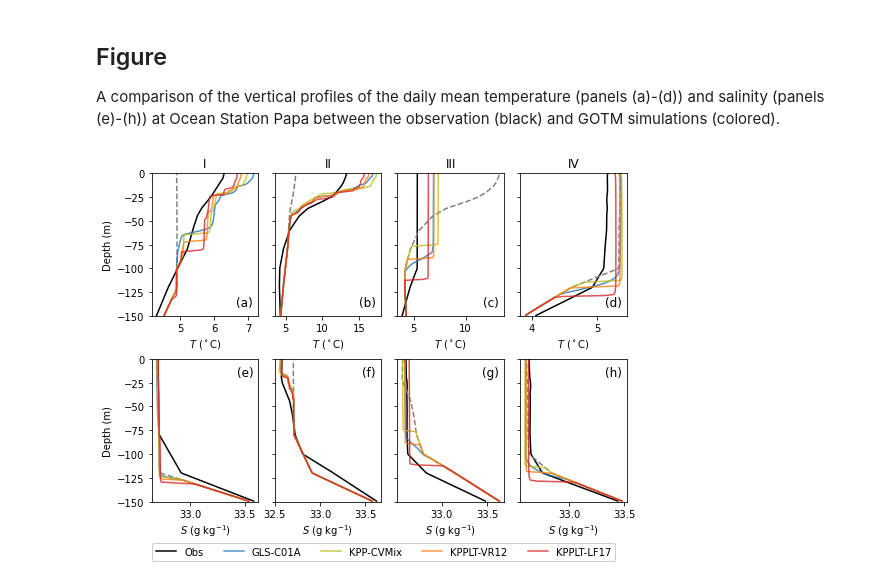
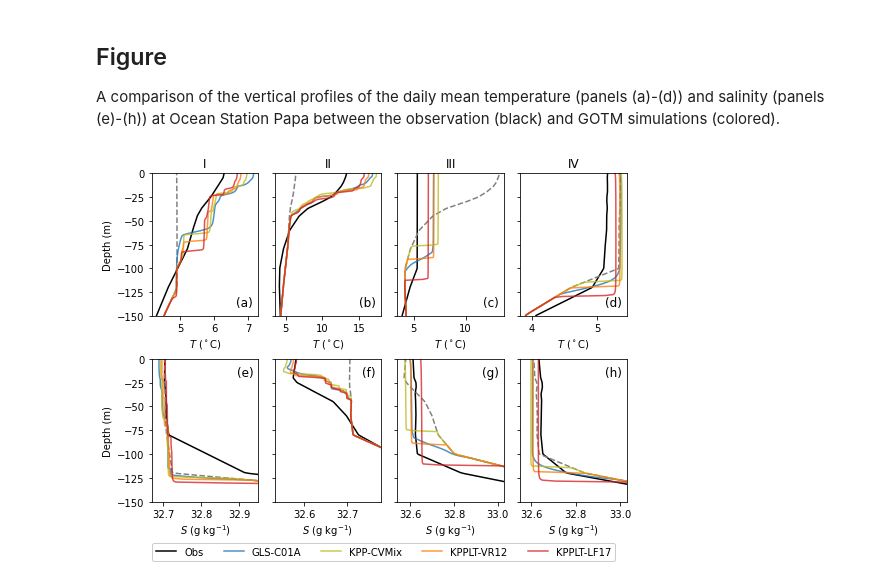
Before and after one commit to qingli411/A2020_CVMix_in_GOTM, a Jupyter notebook: OSPapa/plot_OSPapa_profiles.ipynb, the cells around one changed output. Cells and saved outputs as stored; diff of their text form; code cells hidden in the pictures.

```diff
--- a/OSPapa/plot_OSPapa_profiles.ipynb
+++ b/OSPapa/plot_OSPapa_profiles.ipynb
@@ -94,31 +94,36 @@ for i, start in enumerate(rundates.keys()):
 
 axarr[1,0].legend(loc = 'lower left', fontsize=10, ncol=5,
                   bbox_to_anchor=(-0.04, -0.45), framealpha=1)
 
 for i in np.arange(2):
     for j in np.arange(4):
         k = i*4+j
         ax = axarr[i,j]
         ax.set_title('')
         ax.set_xlabel('')
         ax.set_ylabel('')
         ax.set_ylim([-150,0])
         if i == 0:
             ax.text(0.95, 0.05, '('+string.ascii_lowercase[k]+')',
                     transform=ax.transAxes, fontsize=12, va='bottom', ha='right')
         else:
             ax.text(0.95, 0.95, '('+string.ascii_lowercase[k]+')',
                     transform=ax.transAxes, fontsize=12, va='top', ha='right')
     axarr[i,0].set_ylabel('Depth (m)')
 stages = ['I', 'II', 'III', 'IV']
 for j in np.arange(4):
     axarr[0,j].set_title(stages[j])
     axarr[0,j].set_xlabel('$T$ ($^\circ$C)')
     axarr[1,j].set_xlabel('$S$ (g kg$^{-1}$)')
 
+axarr[1,0].set_xlim([32.67, 32.95])
+axarr[1,1].set_xlim([32.53, 32.78])
+axarr[1,2].set_xlim([32.54, 33.03])
+axarr[1,3].set_xlim([32.55, 33.03])
+
 if save_fig:
     plt.subplots_adjust(top=0.93, bottom=0.17, right=0.95, hspace=0.3, wspace=0.15)
     figname = 'ospapa_pfl.pdf'
     fig.savefig(figname, dpi=300)
 # %% [output]
-[figure, old version]
+[figure, new version]
```
